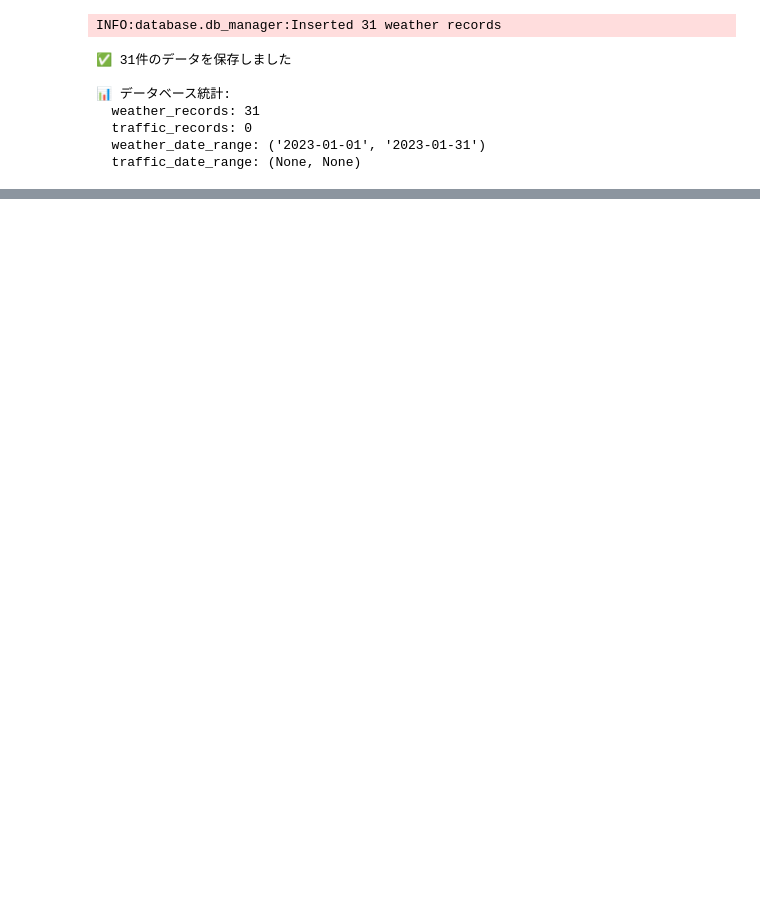
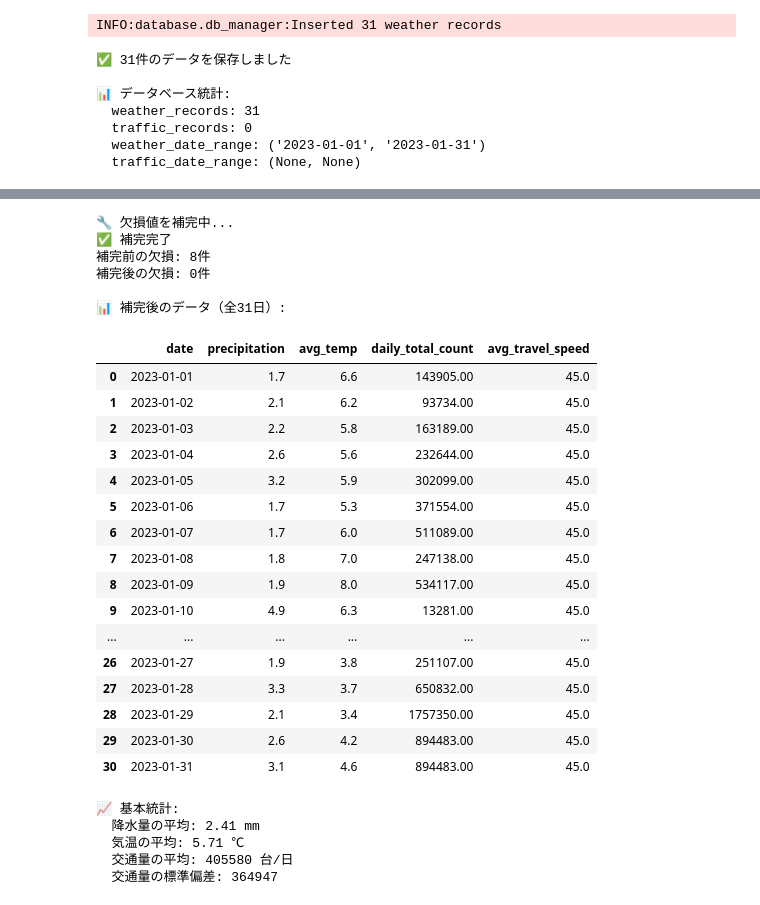
Before and after one commit to Imurayuto/dsprog2_2025_final, a Jupyter notebook: notebooks/weather_traffic_analysis.ipynb, the cells around one changed output, grey strips where cells are left out. Drawn from its saved outputs; the diff is of its cells as text; code cells hidden in the pictures; blank space fills up the shorter version.

```diff
--- a/notebooks/weather_traffic_analysis.ipynb
+++ b/notebooks/weather_traffic_analysis.ipynb
@@ -94,0 +1008,59 @@ INFO:database.db_manager:Inserted 31 weather records
+# %%
+# 欠損値を補完（線形補間）
+
+print("🔧 欠損値を補完中...")
+
+# データをコピー
+merged_data_filled = merged_data.copy()
+
+# 線形補間で欠損値を埋める
+merged_data_filled['daily_total_count'] = merged_data_filled['daily_total_count'].interpolate(method='linear')
+merged_data_filled['avg_travel_speed'] = merged_data_filled['avg_travel_speed'].interpolate(method='linear')
+
+# 端の欠損値（最初と最後）は前後の値で埋める
+merged_data_filled['daily_total_count'] = merged_data_filled['daily_total_count'].fillna(method='bfill').fillna(method='ffill')
+merged_data_filled['avg_travel_speed'] = merged_data_filled['avg_travel_speed'].fillna(method='bfill').fillna(method='ffill')
+
+# 補完結果の確認
+print(f"✅ 補完完了")
+print(f"補完前の欠損: {merged_data['daily_total_count'].isna().sum()}件")
+print(f"補完後の欠損: {merged_data_filled['daily_total_count'].isna().sum()}件")
+
+print(f"\n📊 補完後のデータ（全31日）:")
+display(merged_data_filled[['date', 'precipitation', 'avg_temp',
+                            'daily_total_count', 'avg_travel_speed']])
+
+print(f"\n📈 基本統計:")
+print(f"  降水量の平均: {merged_data_filled['precipitation'].mean():.2f} mm")
+print(f"  気温の平均: {merged_data_filled['avg_temp'].mean():.2f} ℃")
+print(f"  交通量の平均: {merged_data_filled['daily_total_count'].mean():.0f} 台/日")
+print(f"  交通量の標準偏差: {merged_data_filled['daily_total_count'].std():.0f}")
+# %% [output]
+🔧 欠損値を補完中...
+✅ 補完完了
+補完前の欠損: 8件
+補完後の欠損: 0件
+
+📊 補完後のデータ（全31日）:
+|  | date | precipitation | avg_temp | daily_total_count | avg_travel_speed |
+| 0 | 2023-01-01 | 1.7 | 6.6 | 143905.00 | 45.0 |
+| 1 | 2023-01-02 | 2.1 | 6.2 | 93734.00 | 45.0 |
+| 2 | 2023-01-03 | 2.2 | 5.8 | 163189.00 | 45.0 |
+| 3 | 2023-01-04 | 2.6 | 5.6 | 232644.00 | 45.0 |
+| 4 | 2023-01-05 | 3.2 | 5.9 | 302099.00 | 45.0 |
+| 5 | 2023-01-06 | 1.7 | 5.3 | 371554.00 | 45.0 |
+| 6 | 2023-01-07 | 1.7 | 6.0 | 511089.00 | 45.0 |
+| 7 | 2023-01-08 | 1.8 | 7.0 | 247138.00 | 45.0 |
+| 8 | 2023-01-09 | 1.9 | 8.0 | 534117.00 | 45.0 |
+| 9 | 2023-01-10 | 4.9 | 6.3 | 13281.00 | 45.0 |
+| ... | ... | ... | ... | ... | ... |
+| 26 | 2023-01-27 | 1.9 | 3.8 | 251107.00 | 45.0 |
+| 27 | 2023-01-28 | 3.3 | 3.7 | 650832.00 | 45.0 |
+| 28 | 2023-01-29 | 2.1 | 3.4 | 1757350.00 | 45.0 |
+| 29 | 2023-01-30 | 2.6 | 4.2 | 894483.00 | 45.0 |
+| 30 | 2023-01-31 | 3.1 | 4.6 | 894483.00 | 45.0 |
+📈 基本統計:
+  降水量の平均: 2.41 mm
+  気温の平均: 5.71 ℃
+  交通量の平均: 405580 台/日
+  交通量の標準偏差: 364947
```
Also changed, not shown: parts of 24 cells of this notebook, 3 other files.
